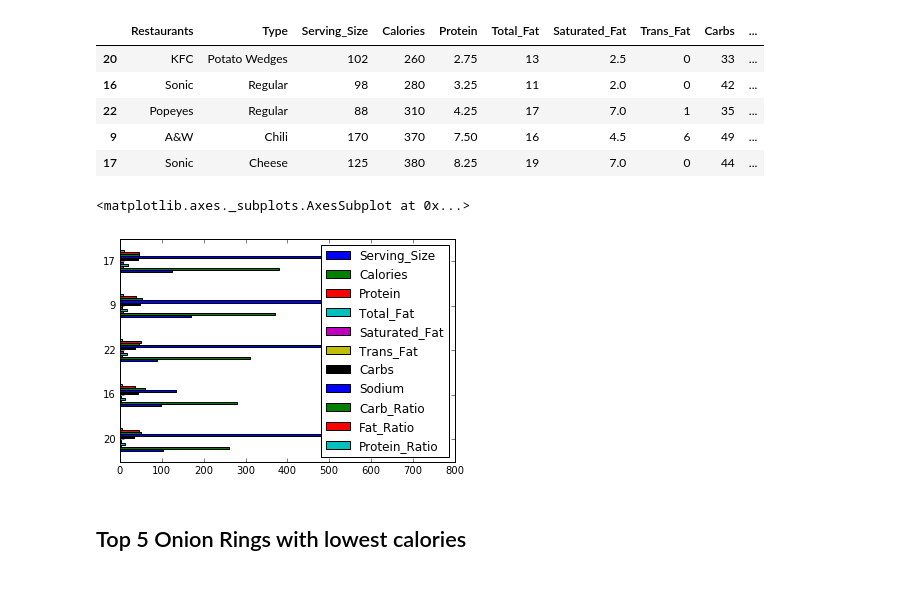
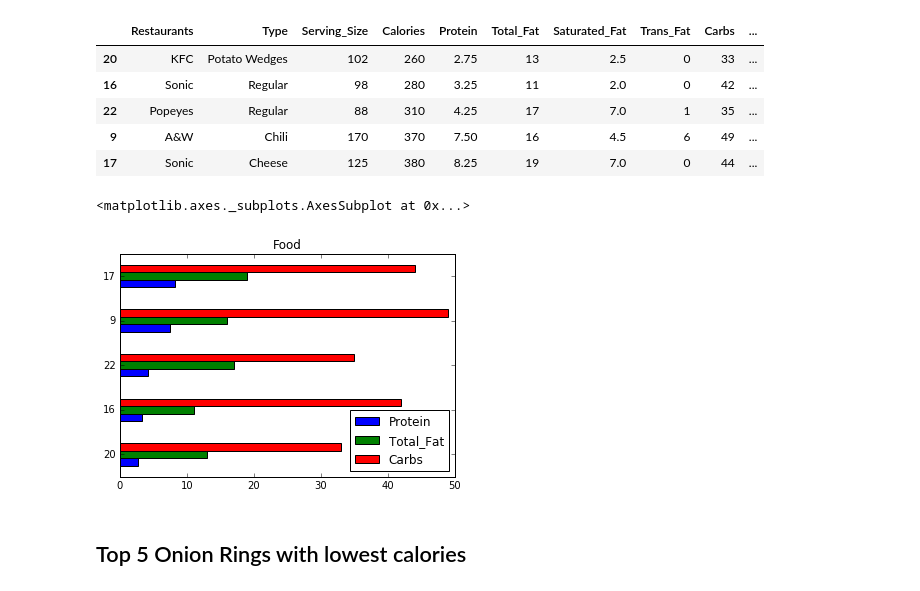
Before and after one commit to mauricecox/Final-Project, a Jupyter notebook: Final Project.ipynb, the cells around one changed output. Drawn from its saved outputs; the diff is of its cells as text; code cells hidden in the pictures.

```diff
--- a/Final Project.ipynb
+++ b/Final Project.ipynb
@@ -364,10 +361,11 @@ Fries
 | 9 | A&W | Chili | 170 | 370 | 7.50 | 16 | 4.5 | 6 | 49 | ... |
 | 17 | Sonic | Cheese | 125 | 380 | 8.25 | 19 | 7.0 | 0 | 44 | ... |
 # %%
-Fries.plot(kind="barh")
+Fries = Fries.loc[:,['Protein','Total_Fat', 'Carbs']]
+Fries.plot(kind='barh', title="Food")
 # %% [output]
 <matplotlib.axes._subplots.AxesSubplot at 0x...>
-[figure, old version]
+[figure, new version]
 # %% [markdown]
 ## Top 5 Onion Rings with lowest calories
 # %%
```
Also changed, not shown: parts of 6 cells of this notebook.
